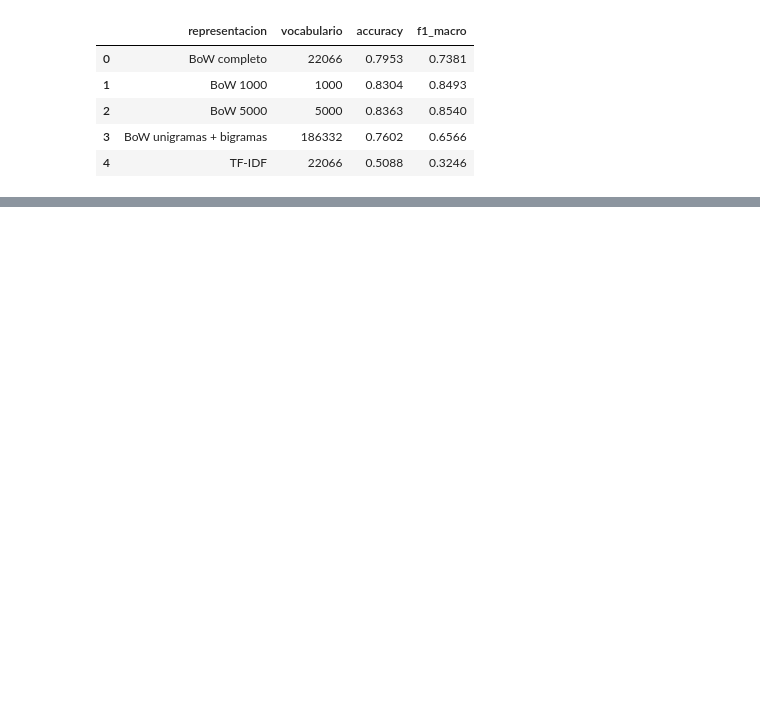
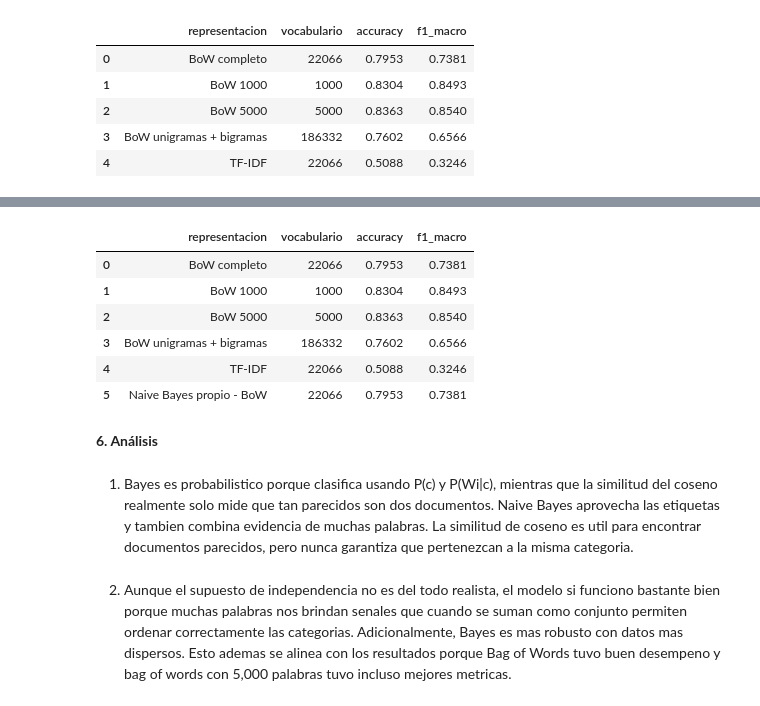
Before and after one commit to JuanDi37/Lab-3---NLP, a Jupyter notebook: Laboratorio#3 NLP.ipynb, the cells around one changed output, grey strips where cells are left out. Saved outputs shown, nothing was run; the diff lists cells and outputs as text; code cells hidden in the pictures; blank space fills up the shorter version.

```diff
--- a/Laboratorio#3 NLP.ipynb
+++ b/Laboratorio#3 NLP.ipynb
@@ -1358,0 +1426,59 @@ display(
+# %%
+#calculamos el score de cada categoria para los documentos de validacion
+#seleccionamos la categoria con el score logaritmico mas alto
+#evaluamos con la misma funcion utilizada para los otros modelos
+#finalmente agregamos la implementacion propia a la tabla existente
+
+scores_propios = (
+    matriz_bow_validacion
+    @ log_verosimilitud_propia.T
+    + log_prior_propio
+)
+
+pred_propio = categorias_propias[
+    np.asarray(scores_propios).argmax(axis=1)
+]
+
+metricas_propias = obtener_metricas(
+    y_validacion,
+    pred_propio
+)
+
+resultado_propio = pd.DataFrame([{
+    "representacion": "Naive Bayes propio - BoW",
+    "vocabulario": vocabulario_propio,
+    "accuracy": metricas_propias["accuracy"],
+    "f1_macro": metricas_propias["f1_macro"]
+}])
+
+#evitamos duplicar la fila si volvemos a ejecutar la celda
+tabla_modelos = tabla_modelos[
+    tabla_modelos["representacion"]
+    != "Naive Bayes propio - BoW"
+]
+
+tabla_modelos = pd.concat(
+    [
+        tabla_modelos,
+        resultado_propio
+    ],
+    ignore_index=True
+)
+
+display(
+    tabla_modelos.round(4)
+)
+# %% [output]
+|  | representacion | vocabulario | accuracy | f1_macro |
+| 0 | BoW completo | 22066 | 0.7953 | 0.7381 |
+| 1 | BoW 1000 | 1000 | 0.8304 | 0.8493 |
+| 2 | BoW 5000 | 5000 | 0.8363 | 0.8540 |
+| 3 | BoW unigramas + bigramas | 186332 | 0.7602 | 0.6566 |
+| 4 | TF-IDF | 22066 | 0.5088 | 0.3246 |
+| 5 | Naive Bayes propio - BoW | 22066 | 0.7953 | 0.7381 |
+# %% [markdown]
+**6. Análisis**
+# %% [markdown]
+1. Bayes es probabilistico porque clasifica usando P(c) y P(Wi|c), mientras que la similitud del coseno realmente solo mide que tan parecidos son dos documentos. Naive Bayes aprovecha las etiquetas y tambien combina evidencia de muchas palabras. La similitud de coseno es util para encontrar documentos parecidos, pero nunca garantiza que pertenezcan a la misma categoria.
+# %% [markdown]
+2. Aunque el supuesto de independencia no es del todo realista, el modelo si funciono bastante bien porque muchas palabras nos brindan senales que cuando se suman como conjunto permiten ordenar correctamente las categorias. Adicionalmente, Bayes es mas robusto con datos mas dispersos. Esto ademas se alinea con los resultados porque Bag of Words tuvo buen desempeno y bag of words con 5,000 palabras tuvo incluso mejores metricas.
```
Also changed, not shown: parts of 11 cells of this notebook.
